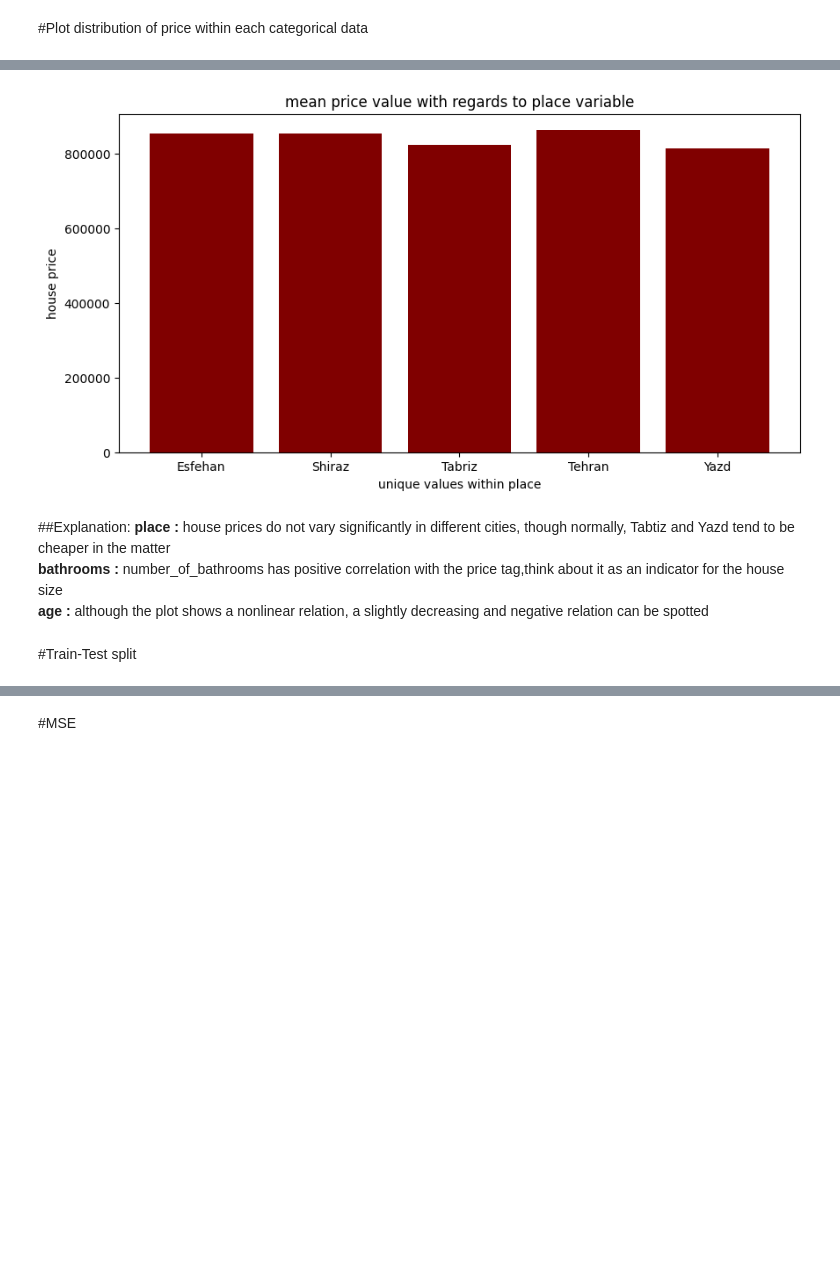
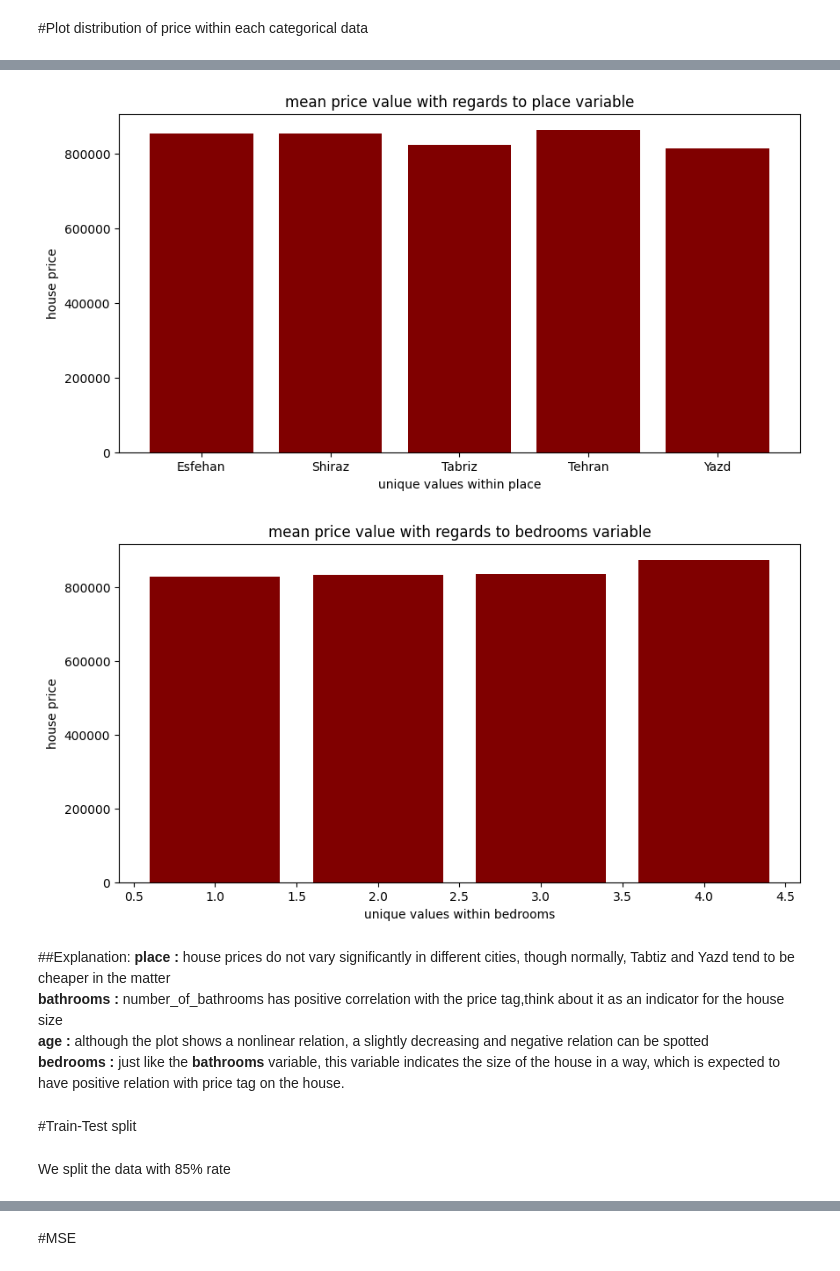
Before and after one commit to AAhmadS/convex_opt, a Jupyter notebook: convexOpt.ipynb, the cells around one changed output, grey strips where cells are left out. Cells and saved outputs as stored; diff of their text form; code cells hidden in the pictures; blank space fills up the shorter version.

```diff
--- a/convexOpt.ipynb
+++ b/convexOpt.ipynb
@@ -77,32 +79,36 @@ data.head(10)
 # %% [markdown]
 #Plot distribution of price within each categorical data
 # %%
-for x in ["age","bathrooms","place"] :
+for x in ["age","bathrooms","place","bedrooms"] :
   data2 = data[["price",x]].groupby(by=x).mean()
 
   courses = list(data2.index)
   values = list(data2["price"])
 
   fig = plt.figure(figsize=(10, 5))
 
   # creating the bar plot
   plt.bar(courses, values, color='maroon')
 
   plt.xlabel(f"unique values within {x}")
   plt.ylabel(f"house price")
   plt.title(f"mean price value with regards to {x} variable")
   plt.show()
 # %% [output]
 [figure]
 [figure]
 [figure]
+[figure, added]
 # %% [markdown]
 ##Explanation:
 **place :** house prices do not vary significantly in different cities, though normally, Tabtiz and Yazd tend to be cheaper in the matter<br/>
 **bathrooms :** number_of_bathrooms has positive correlation with the price tag,think about it as an indicator for the house size<br/>
-**age :** although the plot shows a nonlinear relation, a slightly decreasing and negative relation can be spotted
+**age :** although the plot shows a nonlinear relation, a slightly decreasing and negative relation can be spotted<br/>
+**bedrooms :** just like the **bathrooms** variable, this variable indicates the size of the house in a way, which is expected to have positive relation with price tag on the house.
 # %% [markdown]
 #Train-Test split
+# %% [markdown]
+We split the data with 85% rate
 # %%
 train_indices = random.sample(list(np.arange(data.shape[0])),int(0.85*data.shape[0]))
 test_indices = [ind for ind in list(np.arange(data.shape[0])) if ind not in train_indices]
```
Also changed, not shown: parts of 12 cells of this notebook.
